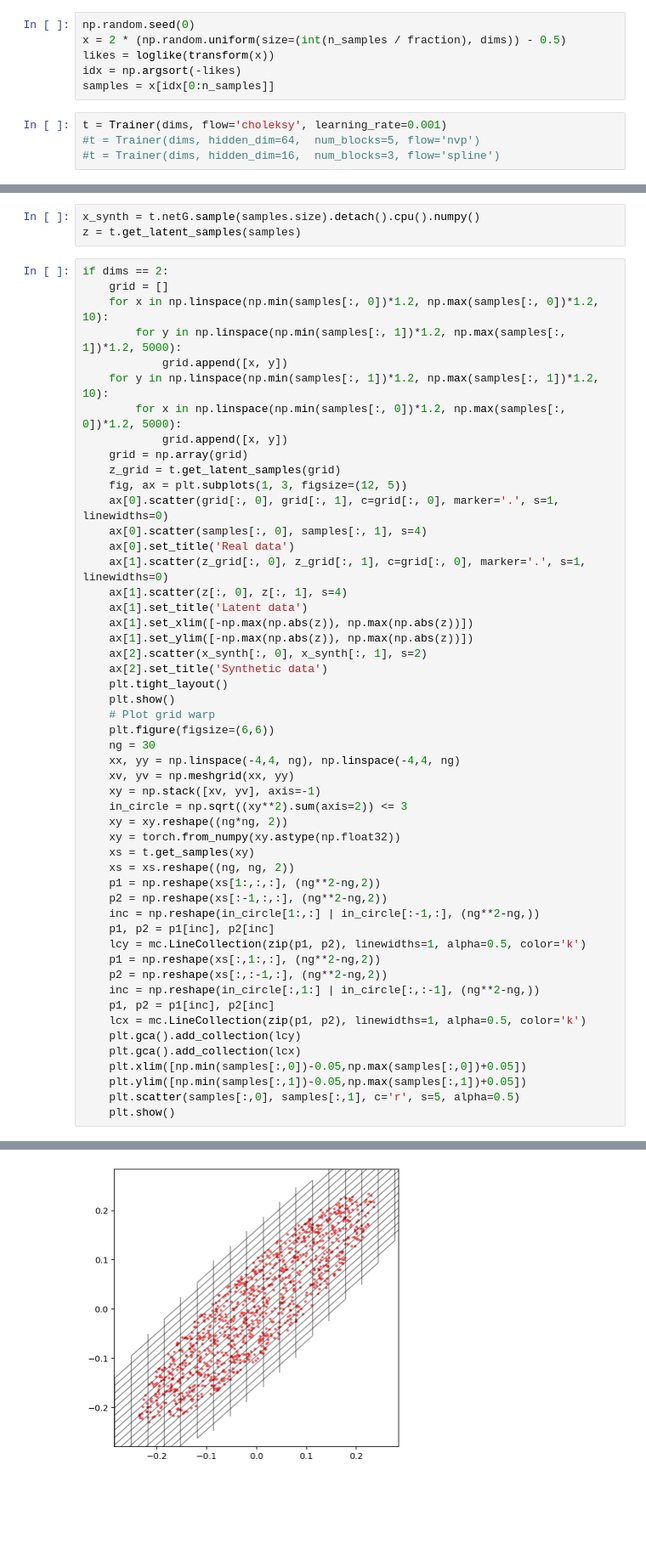
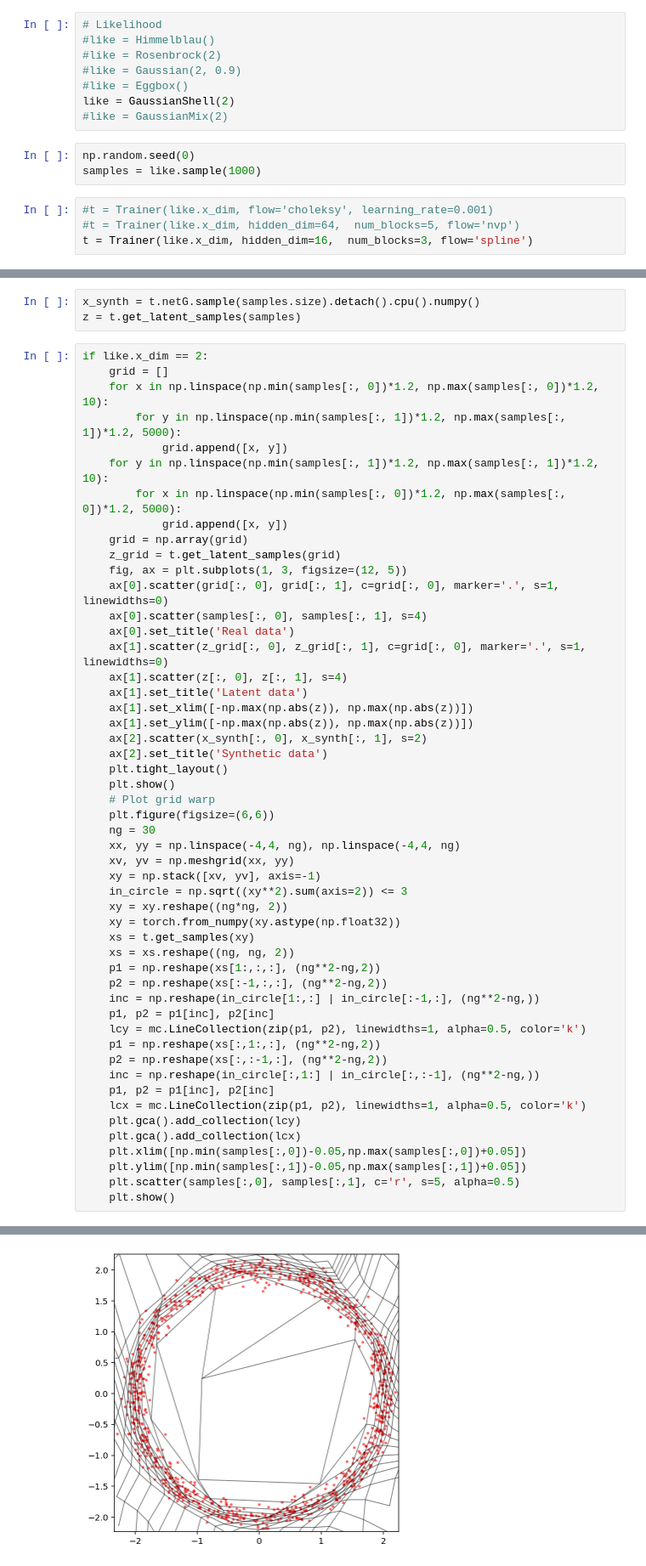
Before and after one commit to adammoss/nnest, a Jupyter notebook: examples/flow/example.ipynb, the cells around one changed output, grey strips where cells are left out. Shown: that part at 85% size. Cells and saved outputs as stored; diff of their text form; blank space fills up the shorter version.

Commit message:
Example likelihoods

```diff
--- a/examples/flow/example.ipynb
+++ b/examples/flow/example.ipynb
@@ -55,11 +21,16 @@ fraction = 0.02
-# %%
-np.random.seed(0)
-x = 2 * (np.random.uniform(size=(int(n_samples / fraction), dims)) - 0.5)
-likes = loglike(transform(x))
-idx = np.argsort(-likes)
-samples = x[idx[0:n_samples]]
+# %%
+# Likelihood
+#like = Himmelblau()
+#like = Rosenbrock(2)
+#like = Gaussian(2, 0.9)
+#like = Eggbox()
+like = GaussianShell(2)
+#like = GaussianMix(2)
+# %%
+np.random.seed(0)
+samples = like.sample(1000)
 # %%
-t = Trainer(dims, flow='choleksy', learning_rate=0.001)
-#t = Trainer(dims, hidden_dim=64,  num_blocks=5, flow='nvp')
-#t = Trainer(dims, hidden_dim=16,  num_blocks=3, flow='spline')
+#t = Trainer(like.x_dim, flow='choleksy', learning_rate=0.001)
+#t = Trainer(like.x_dim, hidden_dim=64,  num_blocks=5, flow='nvp')
+t = Trainer(like.x_dim, hidden_dim=16,  num_blocks=3, flow='spline')
 # %% [output]
@@ -96,7 +73,7 @@ t.train(samples, jitter=0.01)
 x_synth = t.netG.sample(samples.size).detach().cpu().numpy()
 z = t.get_latent_samples(samples)
 # %%
-if dims == 2:
+if like.x_dim == 2:
     grid = []
     for x in np.linspace(np.min(samples[:, 0])*1.2, np.max(samples[:, 0])*1.2, 10):
         for y in np.linspace(np.min(samples[:, 1])*1.2, np.max(samples[:, 1])*1.2, 5000):
@@ -151 +128 @@ if dims == 2:
-[figure, old version]
+[figure, new version]
```
Also changed, not shown: parts of 9 cells of this notebook, 5 other files.
